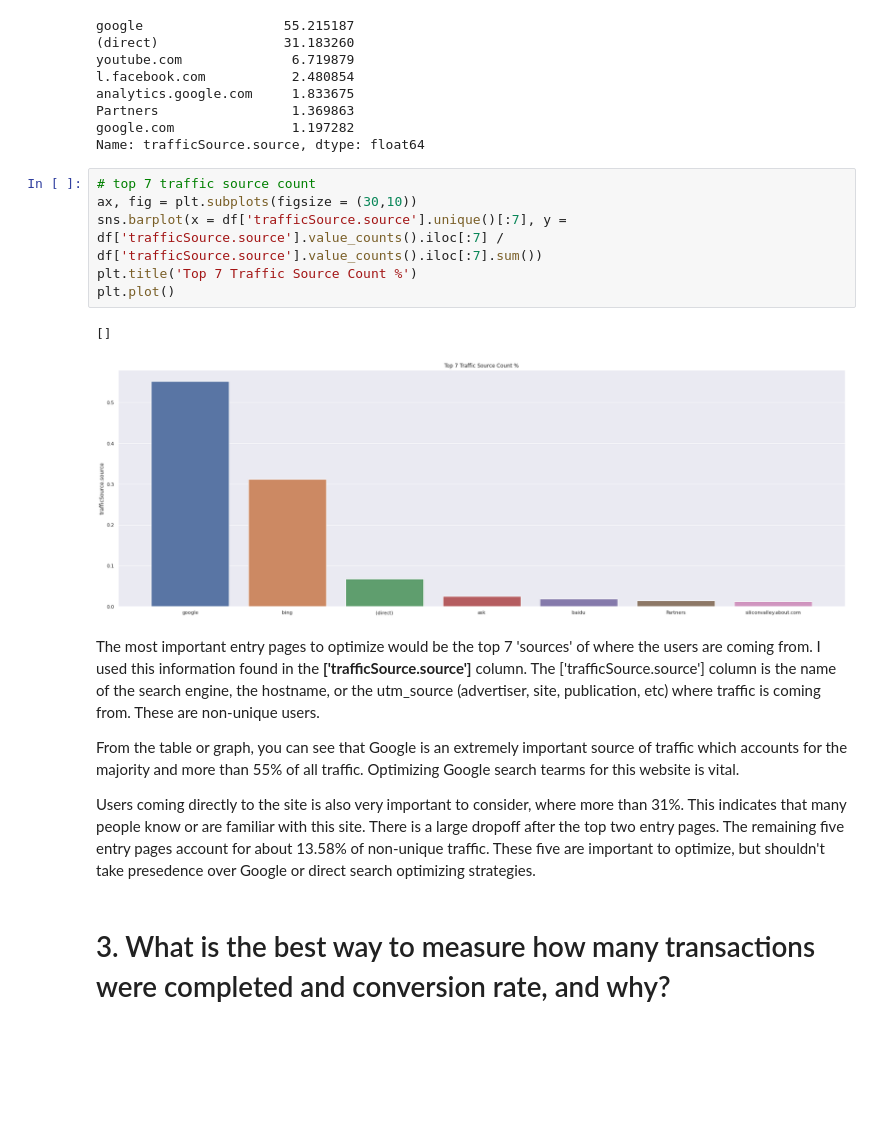
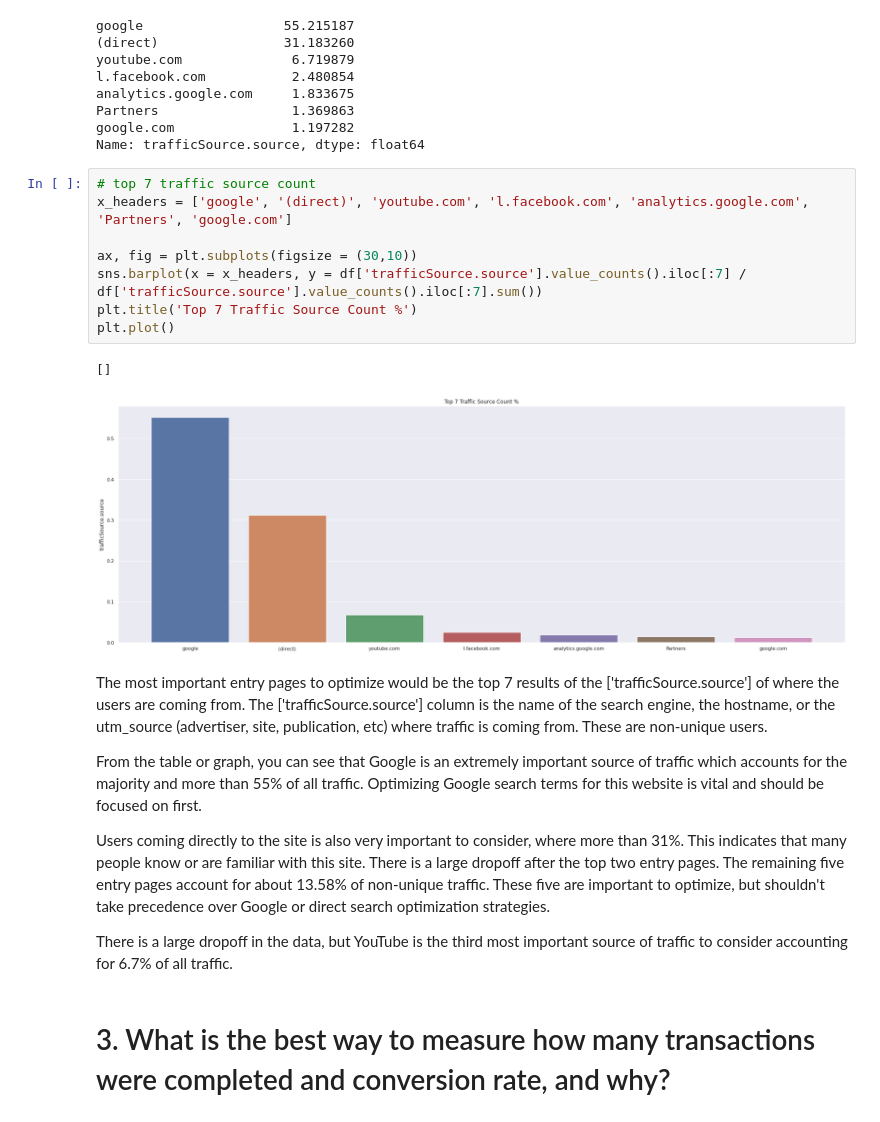
Before and after one commit to cmannnn/workhuman_data_analytic_canidate_exercise, a Jupyter notebook: workhuman_data_analytic_canidate_exercise.ipynb, the cells around one changed output. Cells and saved outputs as stored; diff of their text form; blank space fills up the shorter version.

```diff
--- a/workhuman_data_analytic_canidate_exercise.ipynb
+++ b/workhuman_data_analytic_canidate_exercise.ipynb
@@ -285,19 +285,23 @@ google.com               1.197282
 Name: trafficSource.source, dtype: float64
 # %%
 # top 7 traffic source count
+x_headers = ['google', '(direct)', 'youtube.com', 'l.facebook.com', 'analytics.google.com', 'Partners', 'google.com']
+
 ax, fig = plt.subplots(figsize = (30,10))
-sns.barplot(x = df['trafficSource.source'].unique()[:7], y = df['trafficSource.source'].value_counts().iloc[:7] / df['trafficSource.source'].value_counts().iloc[:7].sum())
+sns.barplot(x = x_headers, y = df['trafficSource.source'].value_counts().iloc[:7] / df['trafficSource.source'].value_counts().iloc[:7].sum())
 plt.title('Top 7 Traffic Source Count %')
 plt.plot()
 # %% [output]
 []
-[figure, old version]
+[figure, new version]
 # %% [markdown]
-The most important entry pages to optimize would be the top 7 'sources' of where the users are coming from. I used this information found in the **['trafficSource.source']** column. The ['trafficSource.source'] column is the name of the search engine, the hostname, or the utm_source (advertiser, site, publication, etc) where traffic is coming from. These are non-unique users.
+The most important entry pages to optimize would be the top 7 results of the ['trafficSource.source'] of where the users are coming from. The ['trafficSource.source'] column is the name of the search engine, the hostname, or the utm_source (advertiser, site, publication, etc) where traffic is coming from. These are non-unique users.
 
-From the table or graph, you can see that Google is an extremely important source of traffic which accounts for the majority and more than 55% of all traffic. Optimizing Google search tearms for this website is vital.
+From the table or graph, you can see that Google is an extremely important source of traffic which accounts for the majority and more than 55% of all traffic. Optimizing Google search terms for this website is vital and should be focused on first.
 
-Users coming directly to the site is also very important to consider, where more than 31%. This indicates that many people know or are familiar with this site. There is a large dropoff after the top two entry pages. The remaining five entry pages account for about 13.58% of non-unique traffic. These five are important to optimize, but shouldn't take presedence over Google or direct search optimizing strategies.
+Users coming directly to the site is also very important to consider, where more than 31%. This indicates that many people know or are familiar with this site. There is a large dropoff after the top two entry pages. The remaining five entry pages account for about 13.58% of non-unique traffic. These five are important to optimize, but shouldn't take precedence over Google or direct search optimization strategies.
+
+There is a large dropoff in the data, but YouTube is the third most important source of traffic to consider accounting for 6.7% of all traffic.
 # %% [markdown]
 # 3. What is the best way to measure how many transactions were completed and conversion rate, and why?
 # %%
```
Also changed, not shown: parts of 6 cells of this notebook.
